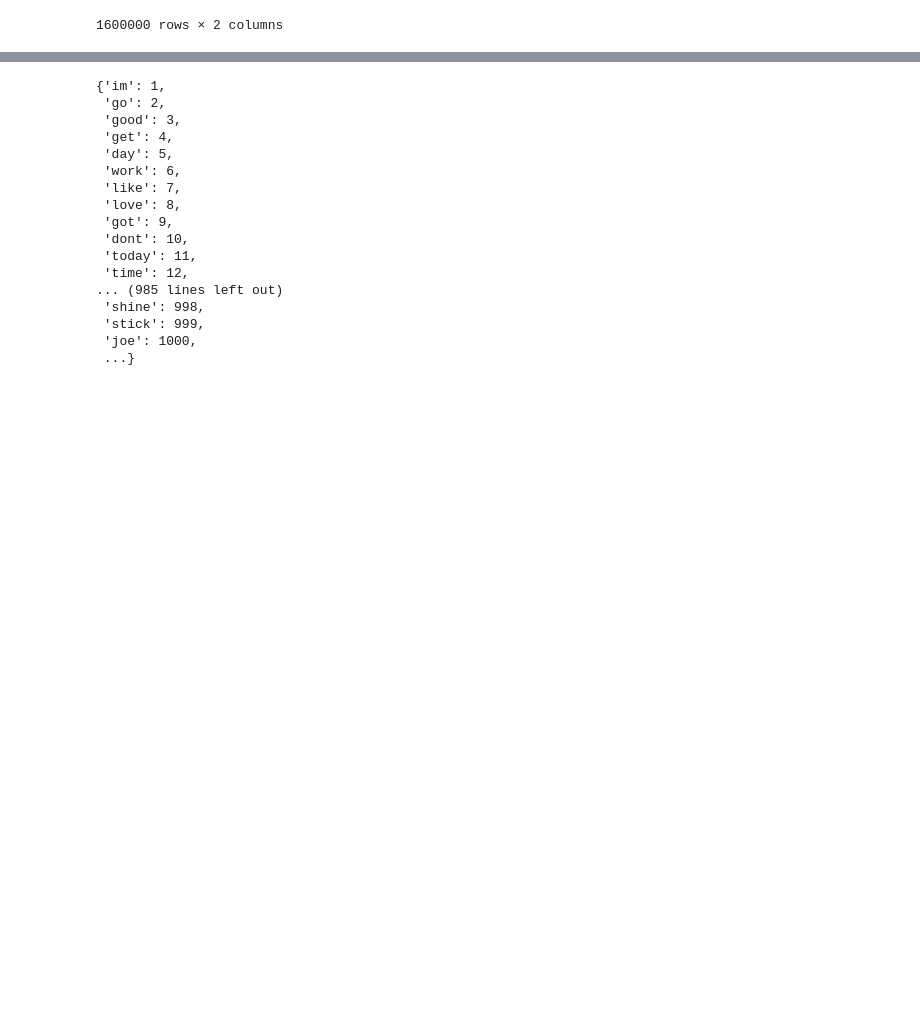
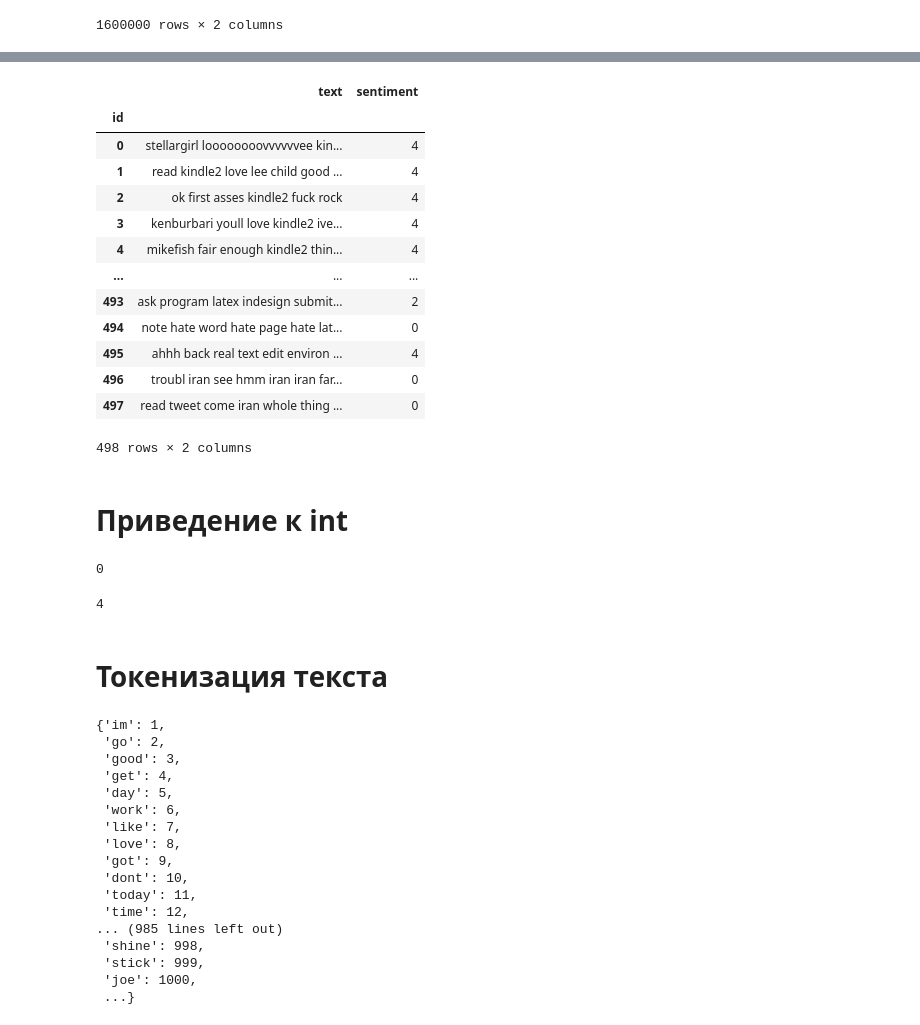
Before and after one commit to KsNikko27/project, a Jupyter notebook: ProjectDipl.ipynb, the cells around one changed output, grey strips where cells are left out. Saved outputs shown, nothing was run; the diff lists cells and outputs as text; code cells hidden in the pictures; blank space fills up the shorter version.

```diff
--- a/ProjectDipl.ipynb
+++ b/ProjectDipl.ipynb
@@ -176,3 +266,35 @@ data_test_pd = pd.DataFrame(data_test)
+# %%
+test_140 = pd.read_csv("test.csv", index_col="id").astype(str)
+test_140
+# %% [output]
+|  | text | sentiment |
+| id |  |  |
+| 0 | stellargirl loooooooovvvvvvee kin... | 4 |
+| 1 | read kindle2 love lee child good ... | 4 |
+| 2 | ok first asses kindle2 fuck rock | 4 |
+| 3 | kenburbari youll love kindle2 ive... | 4 |
+| 4 | mikefish fair enough kindle2 thin... | 4 |
+| ... | ... | ... |
+| 493 | ask program latex indesign submit... | 2 |
+| 494 | note hate word hate page hate lat... | 0 |
+| 495 | ahhh back real text edit environ ... | 4 |
+| 496 | troubl iran see hmm iran iran far... | 0 |
+| 497 | read tweet come iran whole thing ... | 0 |
+498 rows × 2 columns
+# %% [markdown]
+# Приведение к int
+# %%
+train_140.sentiment = train_140.sentiment.astype(int)
+train_140.sentiment[0]
+# %% [output]
+0
+# %%
+test_140.sentiment = test_140.sentiment.astype(int)
+test_140.sentiment[0]
+# %% [output]
+4
+# %% [markdown]
+# Токенизация текста
 # %%
 tokenizer = Tokenizer()
 # %%
```
Also changed, not shown: parts of 78 cells of this notebook.
